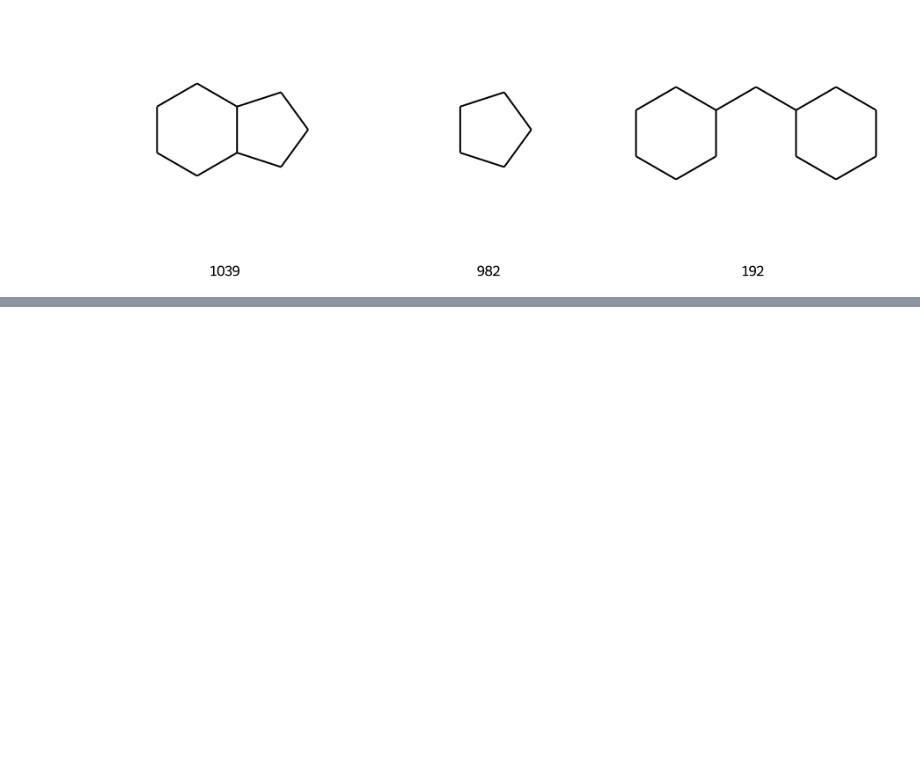
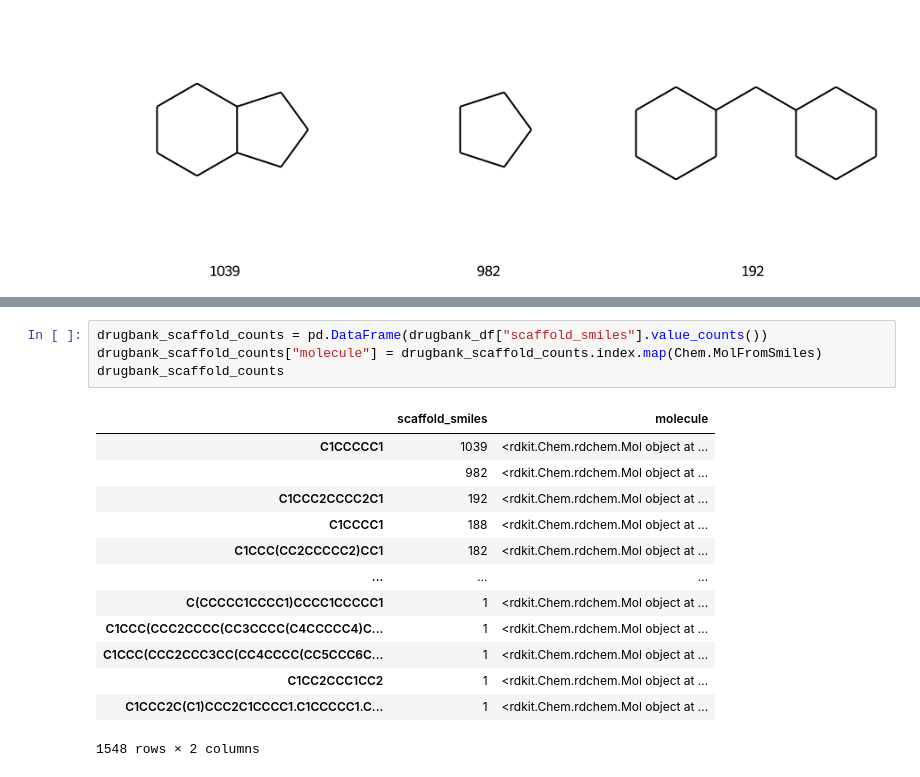
Before and after one commit to lich-uct/cdd2022, a Jupyter notebook: vecerkok/10_exercise.ipynb, the cells around one changed output, grey strips where cells are left out. Drawn from its saved outputs; the diff is of its cells as text; blank space fills up the shorter version.

```diff
--- a/vecerkok/10_exercise.ipynb
+++ b/vecerkok/10_exercise.ipynb
@@ -151,0 +174,18 @@ HTML(drugbank_df[["molecule", "scaffold_scaffold_generic", "scaffold_smiles"]].h
+# %%
+drugbank_scaffold_counts = pd.DataFrame(drugbank_df["scaffold_smiles"].value_counts())
+drugbank_scaffold_counts["molecule"] = drugbank_scaffold_counts.index.map(Chem.MolFromSmiles)
+drugbank_scaffold_counts
+# %% [output]
+|  | scaffold_smiles | molecule |
+| C1CCCCC1 | 1039 | <rdkit.Chem.rdchem.Mol object at ... |
+|  | 982 | <rdkit.Chem.rdchem.Mol object at ... |
+| C1CCC2CCCC2C1 | 192 | <rdkit.Chem.rdchem.Mol object at ... |
+| C1CCCC1 | 188 | <rdkit.Chem.rdchem.Mol object at ... |
+| C1CCC(CC2CCCCC2)CC1 | 182 | <rdkit.Chem.rdchem.Mol object at ... |
+| ... | ... | ... |
+| C(CCCCC1CCCC1)CCCC1CCCCC1 | 1 | <rdkit.Chem.rdchem.Mol object at ... |
+| C1CCC(CCC2CCCC(CC3CCCC(C4CCCCC4)C... | 1 | <rdkit.Chem.rdchem.Mol object at ... |
+| C1CCC(CCC2CCC3CC(CC4CCCC(CC5CCC6C... | 1 | <rdkit.Chem.rdchem.Mol object at ... |
+| C1CC2CCC1CC2 | 1 | <rdkit.Chem.rdchem.Mol object at ... |
+| C1CCC2C(C1)CCC2C1CCCC1.C1CCCCC1.C... | 1 | <rdkit.Chem.rdchem.Mol object at ... |
+1548 rows × 2 columns
```
Also changed, not shown: parts of 15 cells of this notebook.
